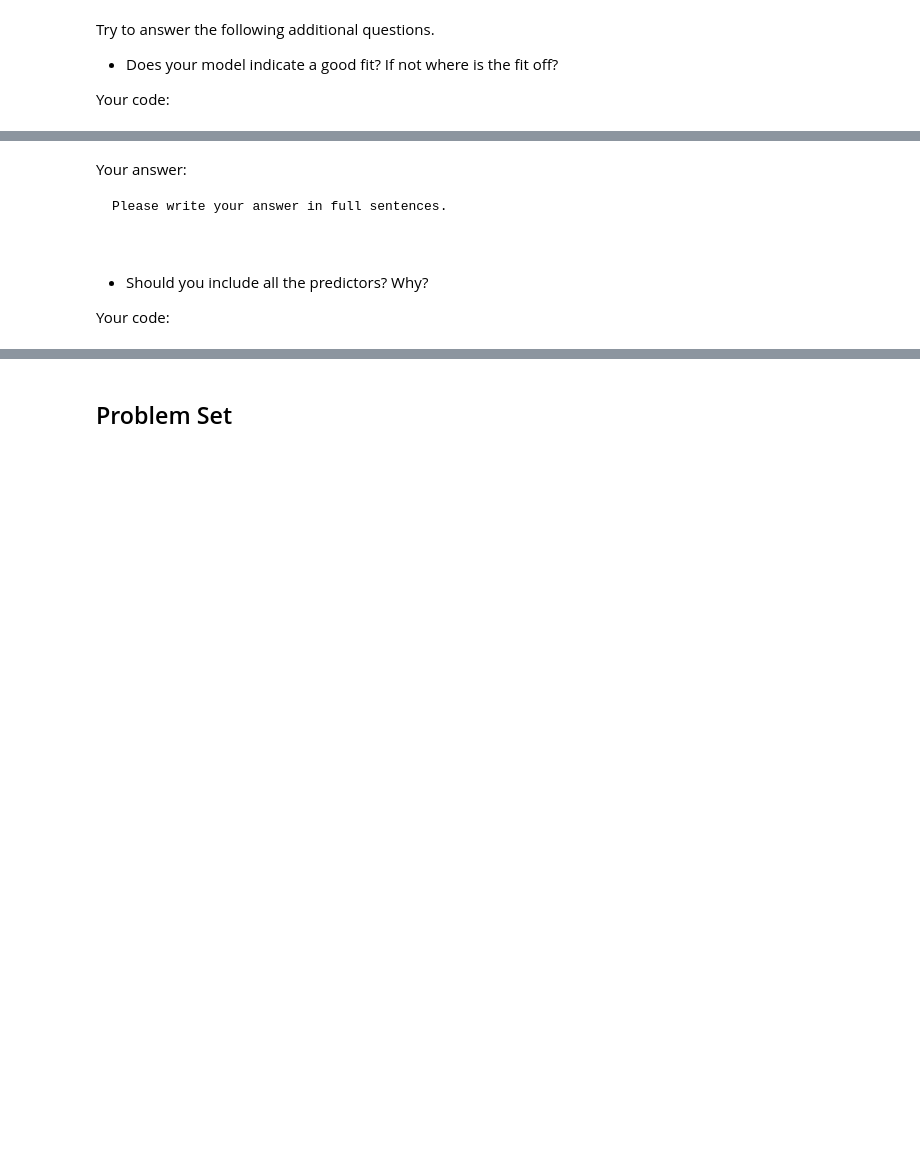
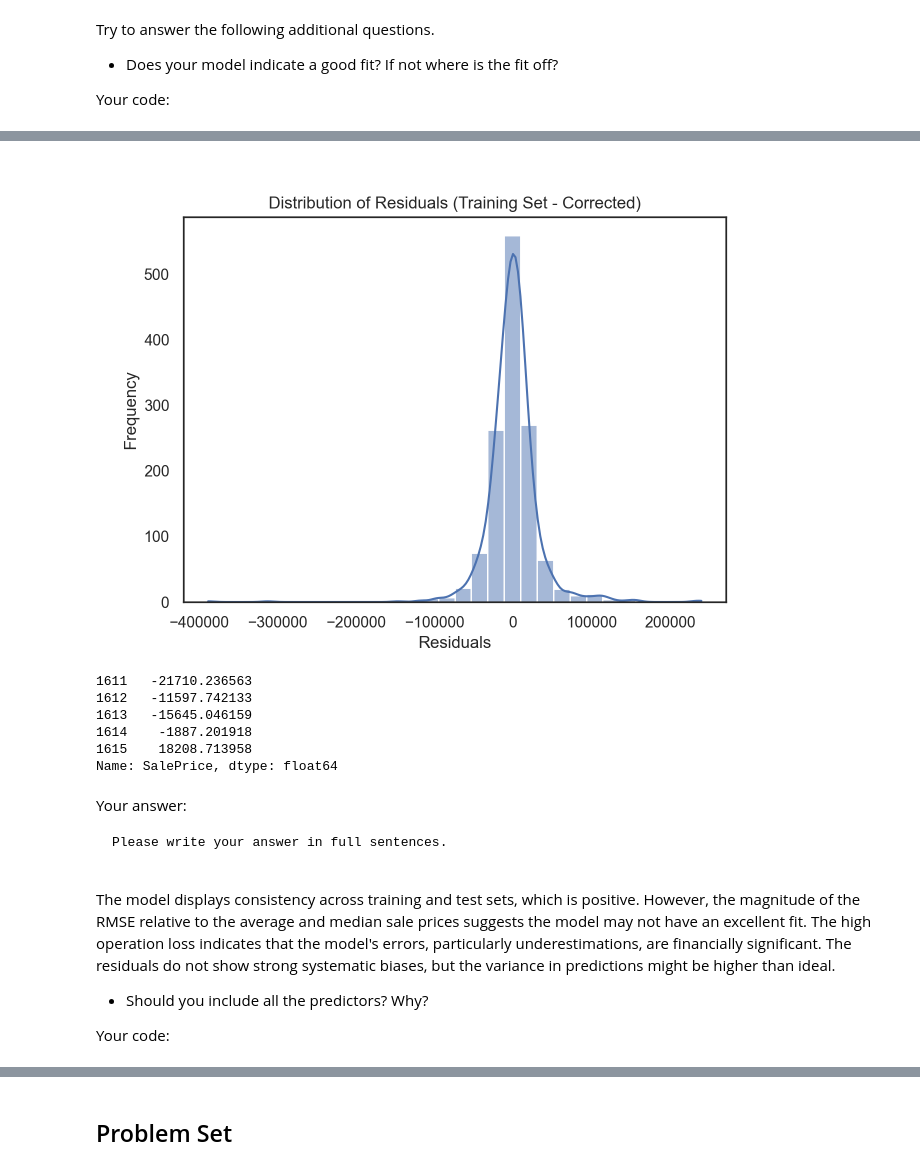
Before and after one commit to BU-MSSP-Classroom/ma679-spring2024-01-linear-regression-Allenlovemia, a Jupyter notebook: Ch3_Regression_Python.ipynb, the cells around one changed output, grey strips where cells are left out. Cells and saved outputs as stored; diff of their text form; code cells hidden in the pictures; blank space fills up the shorter version.

```diff
--- a/Ch3_Regression_Python.ipynb
+++ b/Ch3_Regression_Python.ipynb
@@ -574,11 +593,41 @@ Operational Loss: Ellipsis
+# %%
+# Retraining the model using the correct training data
+model.fit(X_train, y_train)
+
+# Making predictions on the correct training set
+y_pred_train_corrected = model.predict(X_train)
+
+# Calculating the residuals with the corrected predictions
+residuals_train_corrected = y_train - y_pred_train_corrected
+
+# Plotting residuals for the corrected training data
+plt.figure(figsize=(7, 5))
+sns.histplot(residuals_train_corrected, kde=True, bins=30)
+plt.title('Distribution of Residuals (Training Set - Corrected)')
+plt.xlabel('Residuals')
+plt.ylabel('Frequency')
+plt.show()
+
+# Returning the first few corrected residuals for verification
+residuals_train_corrected.head()
+# %% [output]
+[figure, added]
+1611   -21710.236563
+1612   -11597.742133
+1613   -15645.046159
+1614    -1887.201918
+1615    18208.713958
+Name: SalePrice, dtype: float64
 # %% [markdown]
 Your answer:
 
 ~~~
 Please write your answer in full sentences.
 
-
 ~~~
+The model displays consistency across training and test sets, which is positive. However, the magnitude of the RMSE relative to the average and median sale prices suggests the model may not have an excellent fit.
+The high operation loss indicates that the model's errors, particularly underestimations, are financially significant.
+The residuals do not show strong systematic biases, but the variance in predictions might be higher than ideal.
 
 - Should you include all the predictors? Why?
 
```
Also changed, not shown: parts of 23 cells of this notebook.
